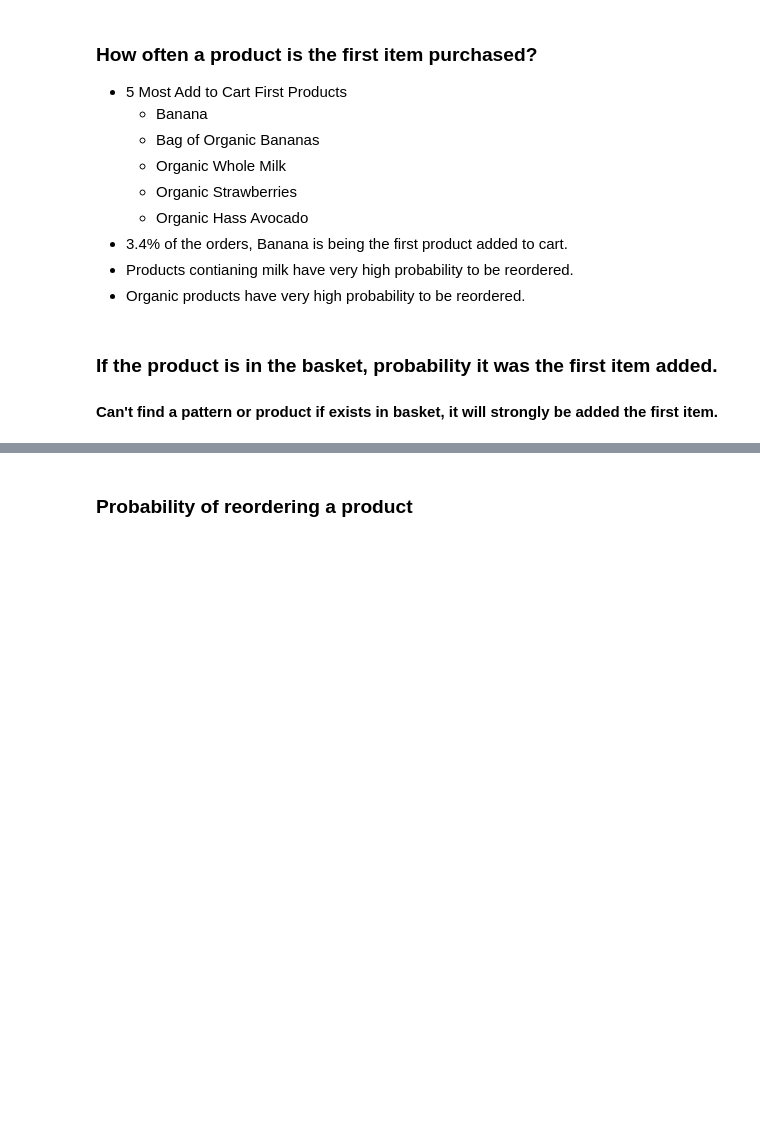
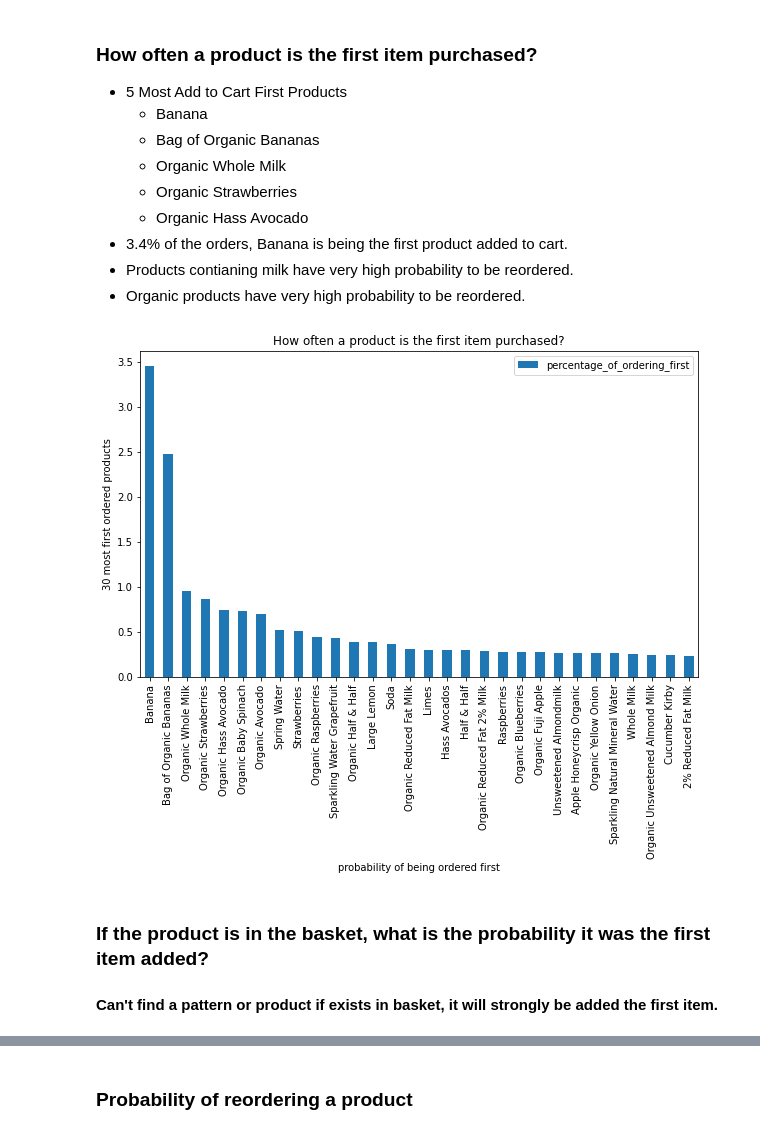
Before and after one commit to NouranHany/Instacart-Market-Basket-Analysis, a Jupyter notebook: EDA/eda-on-instacart-data.ipynb, the cells around one changed output, grey strips where cells are left out. Saved outputs shown, nothing was run; the diff lists cells and outputs as text; code cells hidden in the pictures; blank space fills up the shorter version.

```diff
--- a/EDA/eda-on-instacart-data.ipynb
+++ b/EDA/eda-on-instacart-data.ipynb
@@ -418,20 +591,23 @@ del products_frequency_desc
 # %%
 # Sorting Products by the count of times they appeared first in cart.
 first_order_product = order_products[order_products['add_to_cart_order'] == 1]
 first_product_freq_desc = first_order_product.groupby(['product_name'], as_index = False)['order_id'].count().sort_values(by=['order_id'], ascending=False)
 first_product_freq_desc['count_of_ordering_first'] = first_product_freq_desc['order_id']
 
 # Ploting the Percentage of being ordered first for the 30 most first ordered products.
 first_product_freq_desc['percentage_of_ordering_first'] = (first_product_freq_desc['count_of_ordering_first']/total_orders) * 100
 first_product_freq_desc.iloc[:30].plot.bar(x='product_name', y='percentage_of_ordering_first')
 plt.ylabel('30 most first ordered products')
 plt.xlabel('probability of being ordered first')
 plt.xticks(rotation=90)
+plt.title('How often a product is the first item purchased?')
 plt.show()
 
 del first_order_product, first_product_freq_desc
+# %% [output]
+[figure, added]
 # %% [markdown]
-### If the product is in the basket, probability it was the first item added.
+### If the product is in the basket, what is the probability it was the first item added?
 #### Can't find a pattern or product if exists in basket, it will strongly be added the first item.
 # %%
 # Sorting Products by the count of times they appeared first in cart.
```
Also changed, not shown: parts of 32 cells of this notebook, 11 other files.
